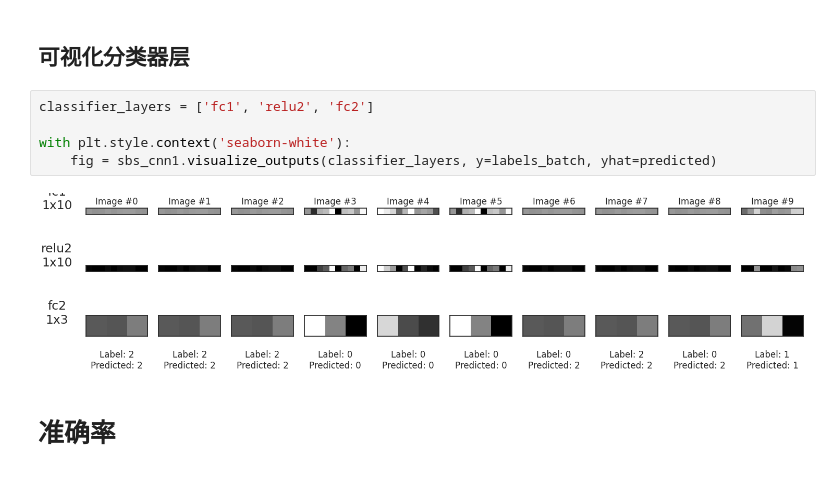
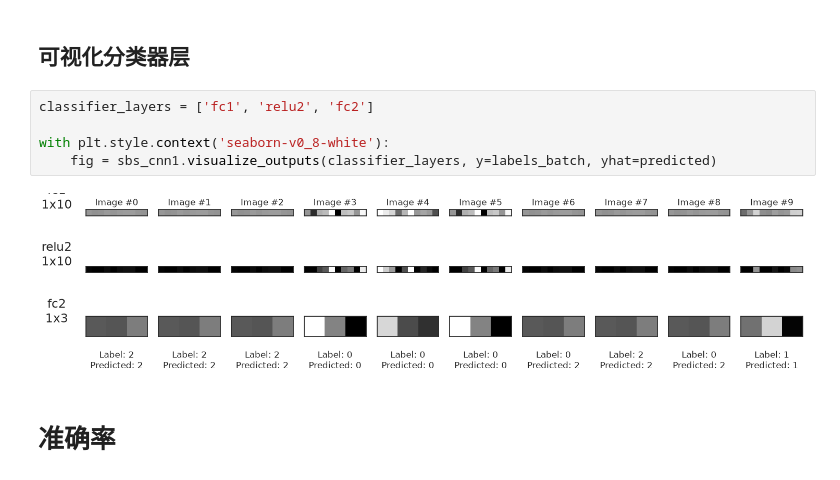
Before and after one commit to jhonprice/PyTorchStepByStep, a Jupyter notebook: runtest/ch05.ipynb, the cells around one changed output. Drawn from its saved outputs; the diff is of its cells as text.

```diff
--- a/runtest/ch05.ipynb
+++ b/runtest/ch05.ipynb
@@ -1093,10 +1111,10 @@ with plt.style.context('seaborn-white'):
 # %%
 classifier_layers = ['fc1', 'relu2', 'fc2']
 
-with plt.style.context('seaborn-white'):
+with plt.style.context('seaborn-v0_8-white'):
     fig = sbs_cnn1.visualize_outputs(classifier_layers, y=labels_batch, yhat=predicted)
 # %% [output]
-[figure, old version]
+[figure, new version]
 # %% [markdown]
 # 准确率
 # %%
```
Also changed, not shown: parts of 7 cells of this notebook, 6 other files.
